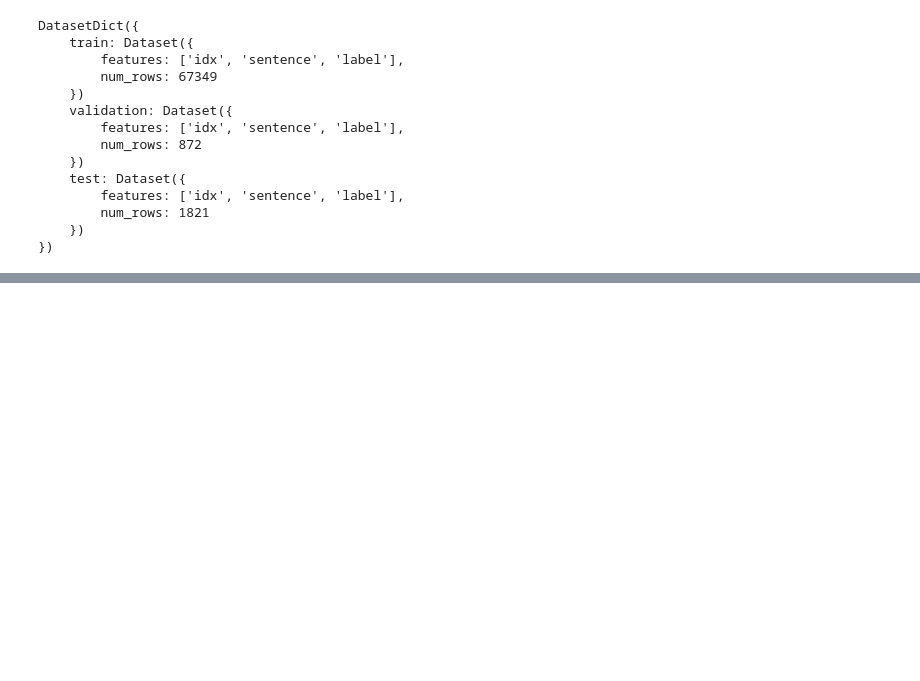
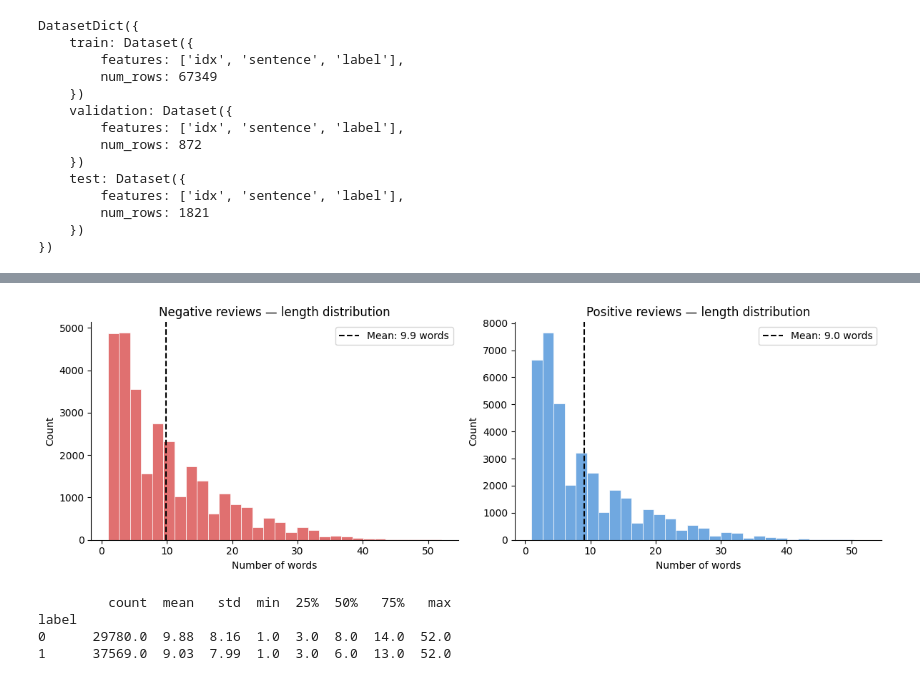
Before and after one commit to Pragyansh-V/hf-sentiment-audit, a Jupyter notebook: audit.ipynb, the cells around one changed output, grey strips where cells are left out. Cells and saved outputs as stored; diff of their text form; code cells hidden in the pictures; blank space fills up the shorter version.

```diff
--- a/audit.ipynb
+++ b/audit.ipynb
@@ -54,0 +99,28 @@ train_df.head()
+# %%
+# Cell 5 — Review length audit
+train_df["length"] = train_df["sentence"].str.split().str.len()
+
+fig, axes = plt.subplots(1, 2, figsize=(12, 4))
+
+for label, color, ax in zip([0, 1], ["#e07070", "#70a8e0"], axes):
+    subset = train_df[train_df["label"] == label]["length"]
+    ax.hist(subset, bins=30, color=color, edgecolor="white", linewidth=0.5)
+    ax.axvline(subset.mean(), color="black", linestyle="--", linewidth=1.5,
+               label=f"Mean: {subset.mean():.1f} words")
+    ax.set_title(f"{'Negative' if label == 0 else 'Positive'} reviews — length distribution")
+    ax.set_xlabel("Number of words")
+    ax.set_ylabel("Count")
+    ax.legend()
+    ax.spines[["top", "right"]].set_visible(False)
+
+plt.tight_layout()
+plt.savefig("length_distribution.png", dpi=150, bbox_inches="tight")
+plt.show()
+
+print(train_df.groupby("label")["length"].describe().round(2))
+# %% [output]
+[figure, added]
+         count  mean   std  min  25%  50%   75%   max
+label
+0      29780.0  9.88  8.16  1.0  3.0  8.0  14.0  52.0
+1      37569.0  9.03  7.99  1.0  3.0  6.0  13.0  52.0
```
Also changed, not shown: parts of 9 cells of this notebook.
